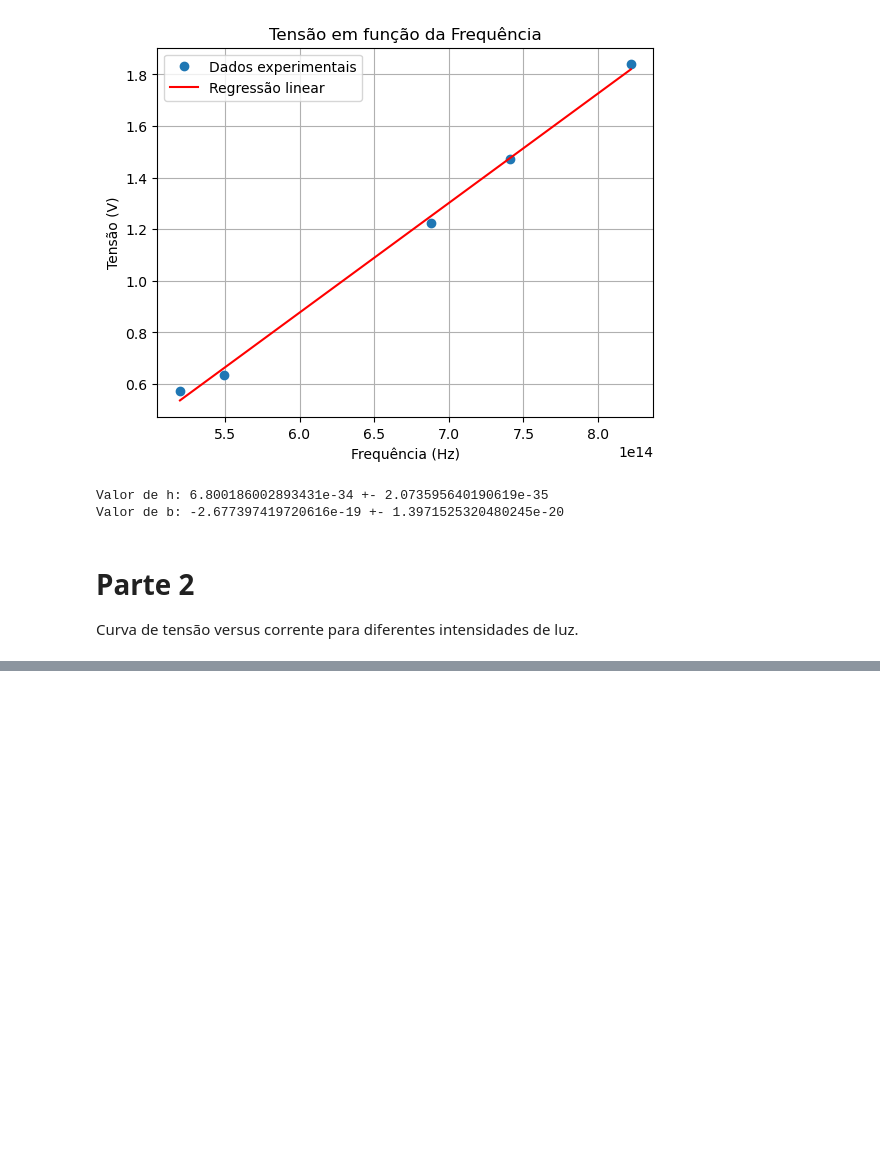
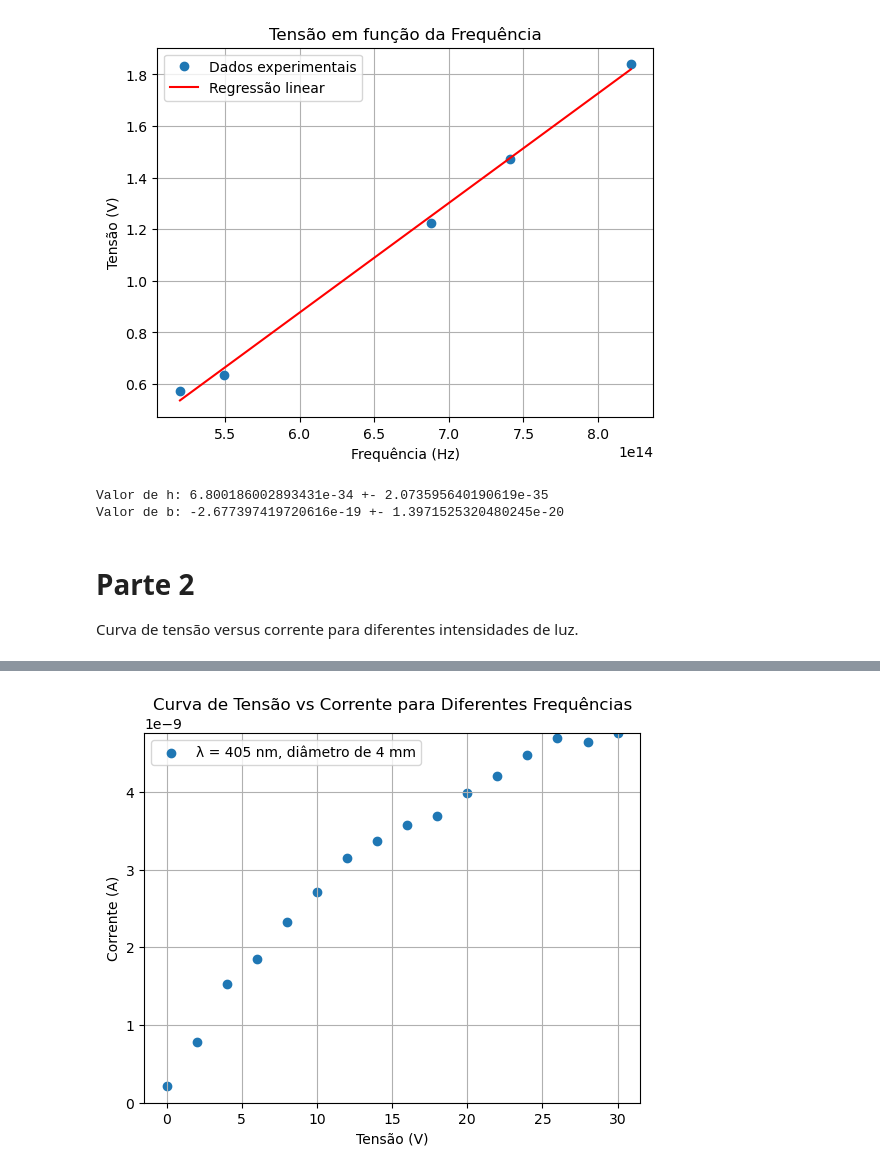
Before and after one commit to PedroAzara/pratica-efeito-fotoeletrico, a Jupyter notebook: calculos.ipynb, the cells around one changed output, grey strips where cells are left out. Cells and saved outputs as stored; diff of their text form; code cells hidden in the pictures; blank space fills up the shorter version.

```diff
--- a/calculos.ipynb
+++ b/calculos.ipynb
@@ -63,0 +171,20 @@ Curva de tensão versus corrente para diferentes intensidades de luz.
+# %%
+# Dados da tabela
+dados_terceira_parte = {
+    "Corrente (i) (A)": [
+        476e-11, 464e-11, 470e-11, 448e-11, 421e-11, 399e-11, 369e-11,
+        358e-11, 337e-11, 315e-11, 272e-11, 233e-11, 185e-11, 153e-11,
+        78e-11, 21e-11
+    ],
+    "Tensão (V)": [
+        30.00, 28.00, 26.00, 24.00, 22.00, 20.00, 18.00, 16.00, 14.00,
+        12.00, 10.00, 8.00, 6.00, 4.00, 2.00, 0.00
+    ]
+}
+
+# Criar DataFrame
+df_terceira_parte = pd.DataFrame(dados_terceira_parte)
+
+# Exibir o DataFrame
+print("Dados da terceira parte do experimento: λ = 405 nm, diâmetro de 4 mm")
+print(df_terceira_parte)
@@ -63,0 +210,14 @@ Curva de tensão versus corrente para diferentes intensidades de luz.
+# %%
+# Plotar os dados da terceira parte no mesmo gráfico
+plt.scatter(df_terceira_parte['Tensão (V)'], df_terceira_parte['Corrente (i) (A)'], label='λ = 405 nm, diâmetro de 4 mm')
+
+# Configurar o gráfico
+plt.xlabel('Tensão (V)')
+plt.ylabel('Corrente (A)')
+plt.title('Curva de Tensão vs Corrente para Diferentes Frequências')
+plt.ylim(0, max(df_terceira_parte['Corrente (i) (A)']))
+plt.legend()
+plt.grid(True)
+plt.show()
+# %% [output]
+[figure, added]
```
Also changed, not shown: parts of 5 cells of this notebook.
